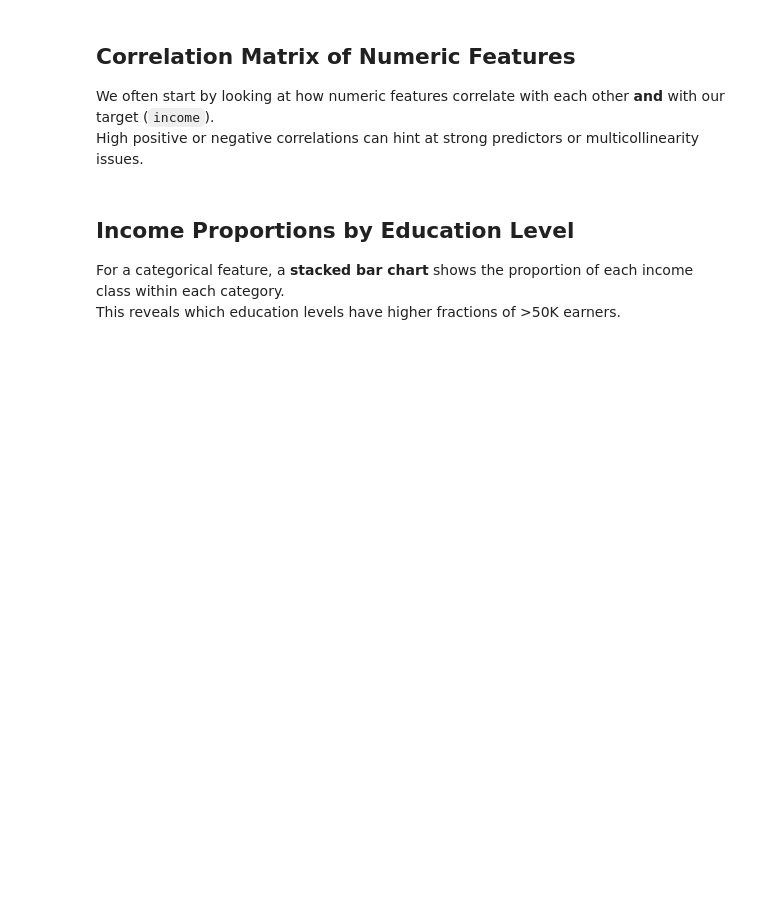
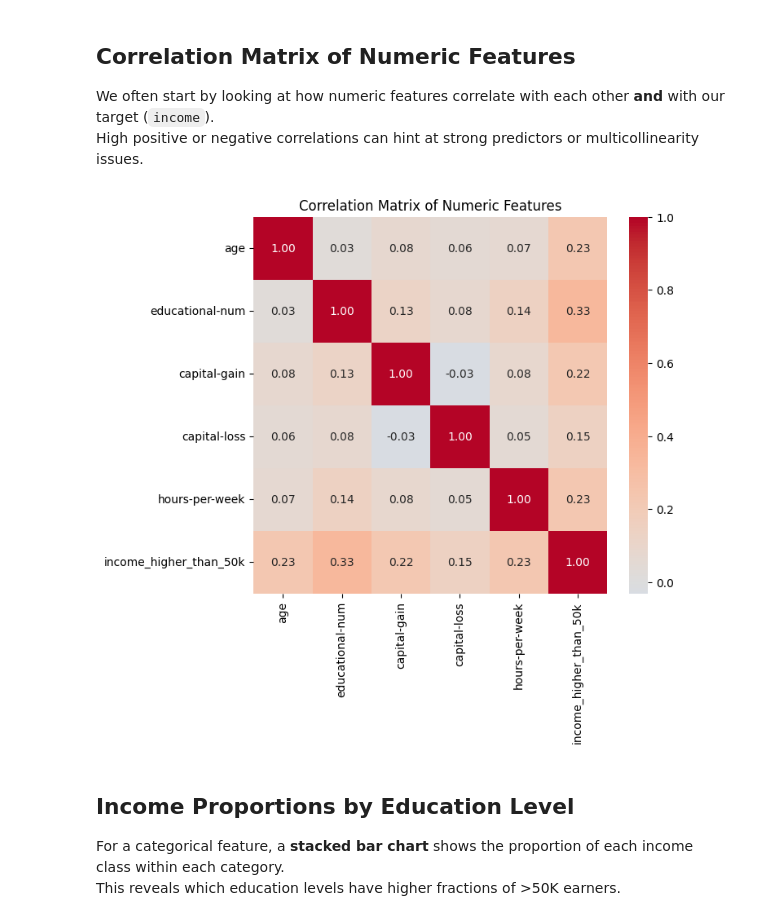
Before and after one commit to fernandobalieiro/JNations-2025, a Jupyter notebook: notebooks/Workshop.ipynb, the cells around one changed output. Drawn from its saved outputs; the diff is of its cells as text; code cells hidden in the pictures; blank space fills up the shorter version.

```diff
--- a/notebooks/Workshop.ipynb
+++ b/notebooks/Workshop.ipynb
@@ -81,12 +130,19 @@ High positive or negative correlations can hint at strong predictors or multicol
 # %%
 # Identify numeric columns + our binary target
 numeric_cols = ['age', 'educational-num', 'capital-gain', 'capital-loss', 'hours-per-week']
-corr_df = df[numeric_cols + ['income_higher_than_50k']].corr()
+corr_df = df[numeric_cols + ['income_higher_than_50k']].corr(numeric_only=True)
 
 plt.figure(figsize=(7,6))
 sns.heatmap(corr_df, annot=True, fmt=".2f", cmap='coolwarm', center=0)
 plt.title("Correlation Matrix of Numeric Features")
 plt.show()
+
+# Correlation matrix values vary between -1 and 1 where:
+# * -1 means that features are negatively correlated, the higher one gets, the lower the other gets
+# * 0 means that there is no relationship (random)
+# * +1 means that features are positively correlated, they go up hand in hand
+# %% [output]
+[figure, added]
 # %% [markdown]
 ## Income Proportions by Education Level
 For a categorical feature, a **stacked bar chart** shows the proportion of each income class within each category.
```
Also changed, not shown: parts of 26 cells of this notebook, 1 other file.
